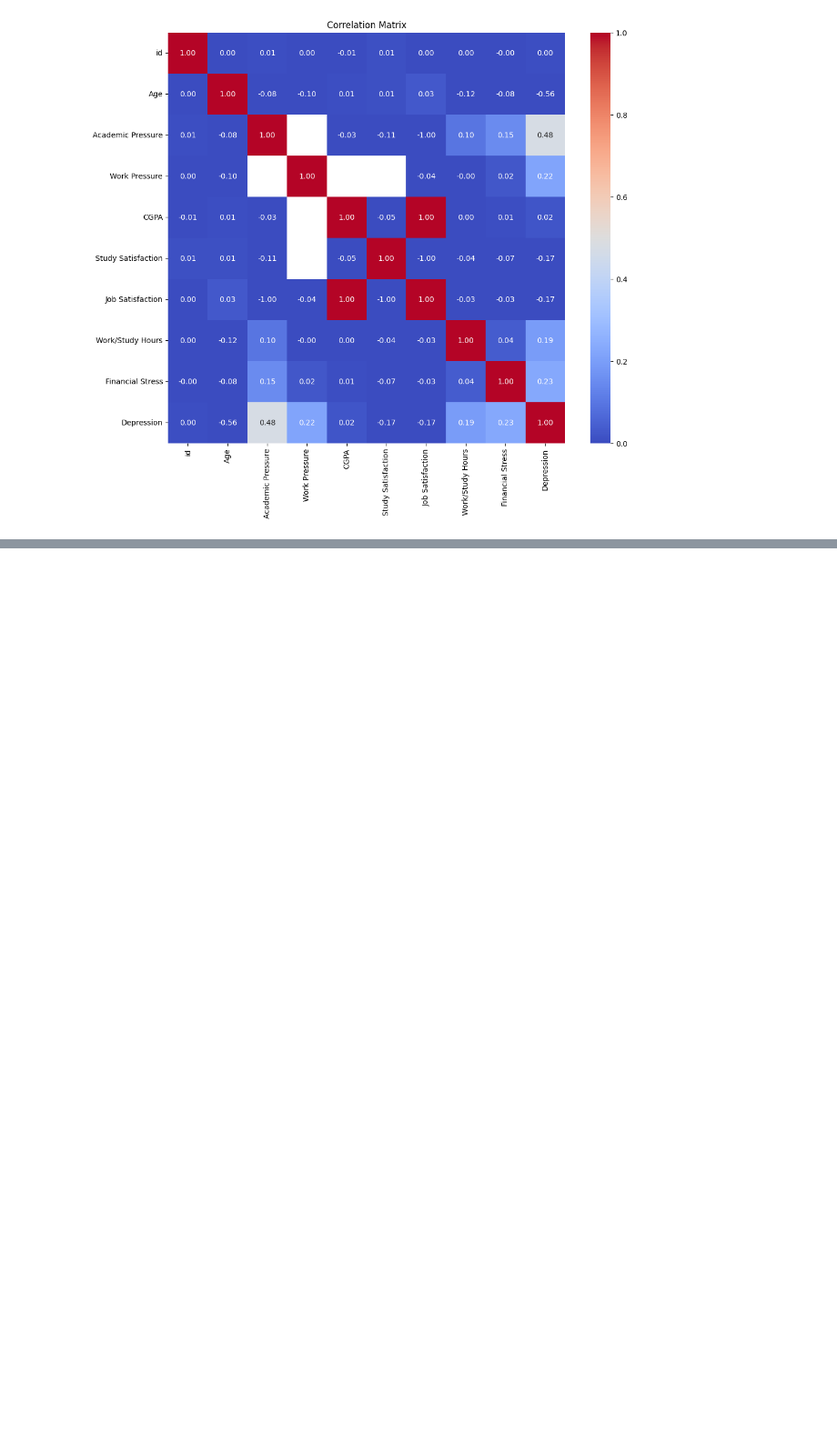
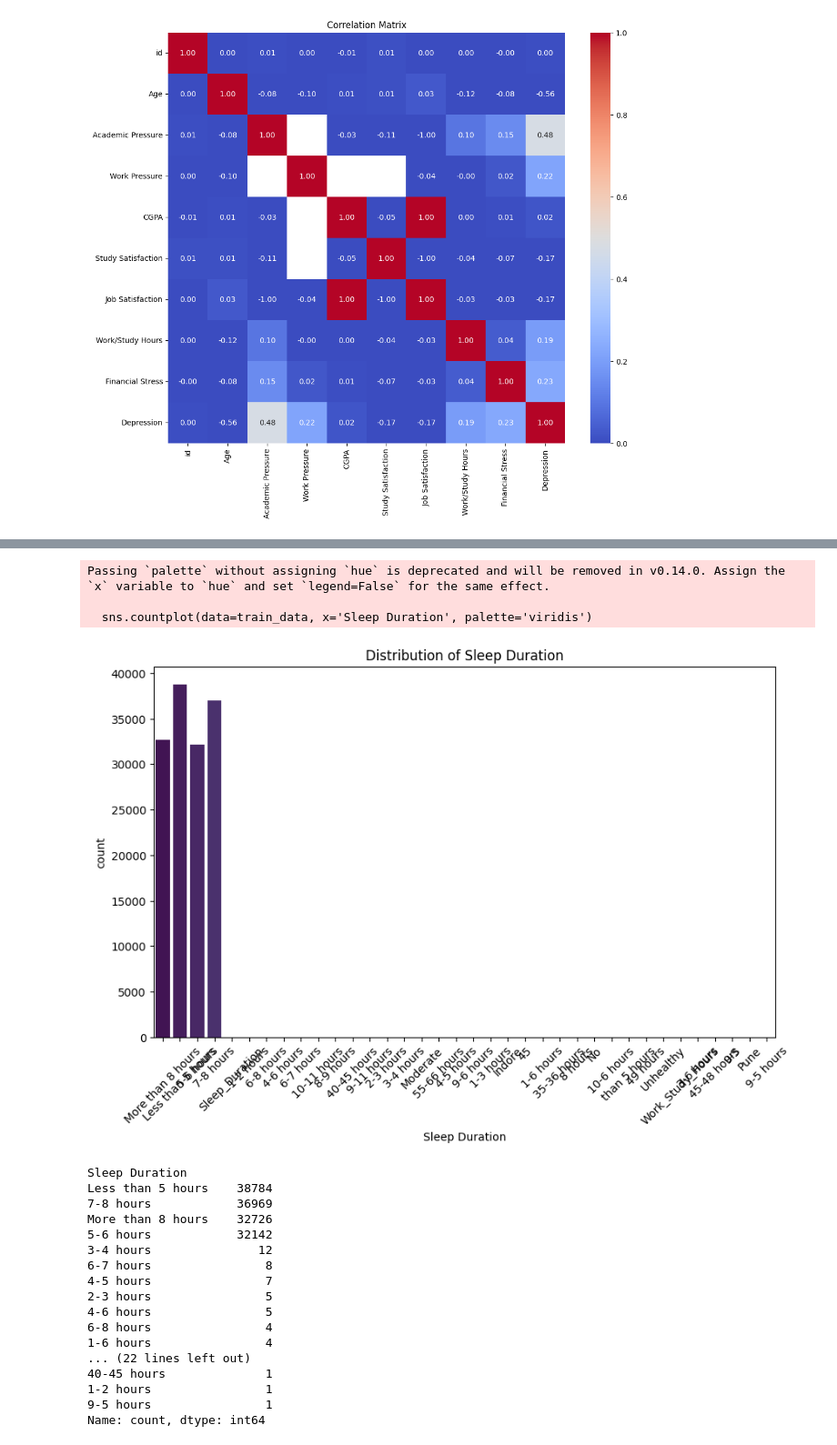
Before and after one commit to ricpnk/Mental_Health_Project_ML2, a Jupyter notebook: notebooks/exploration.ipynb, the cells around one changed output, grey strips where cells are left out. Shown at 91% size. Saved outputs shown, nothing was run; the diff lists cells and outputs as text; code cells hidden in the pictures; blank space fills up the shorter version.

```diff
--- a/notebooks/exploration.ipynb
+++ b/notebooks/exploration.ipynb
@@ -82,0 +137,30 @@ plt.show()
+# %%
+plt.figure(figsize=(10, 6))
+sns.countplot(data=train_data, x='Sleep Duration', palette='viridis')
+plt.title('Distribution of Sleep Duration')
+plt.xticks(rotation=45)
+plt.show()
+
+train_data['Sleep Duration'].value_counts()
+# %% [output]
+Passing `palette` without assigning `hue` is deprecated and will be removed in v0.14.0. Assign the `x` variable to `hue` and set `legend=False` for the same effect.
+
+  sns.countplot(data=train_data, x='Sleep Duration', palette='viridis')
+[figure, added]
+Sleep Duration
+Less than 5 hours    38784
+7-8 hours            36969
+More than 8 hours    32726
+5-6 hours            32142
+3-4 hours               12
+6-7 hours                8
+4-5 hours                7
+2-3 hours                5
+4-6 hours                5
+6-8 hours                4
+1-6 hours                4
+... (22 lines left out)
+40-45 hours              1
+1-2 hours                1
+9-5 hours                1
+Name: count, dtype: int64
```
Also changed, not shown: parts of 7 cells of this notebook.
